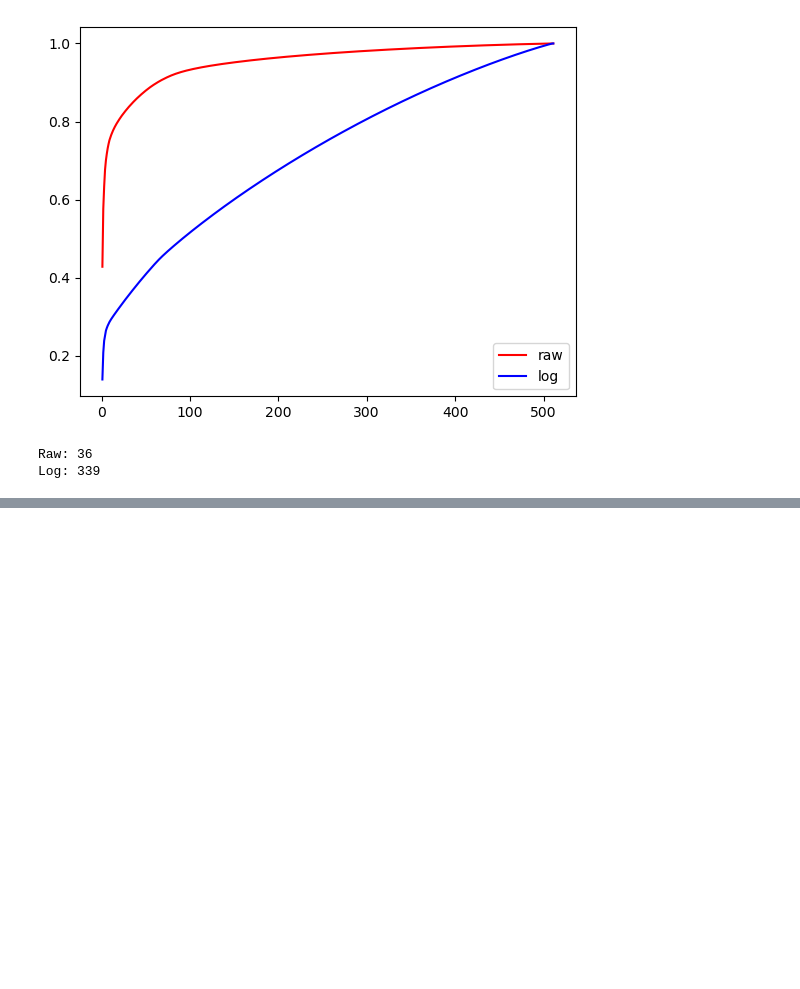
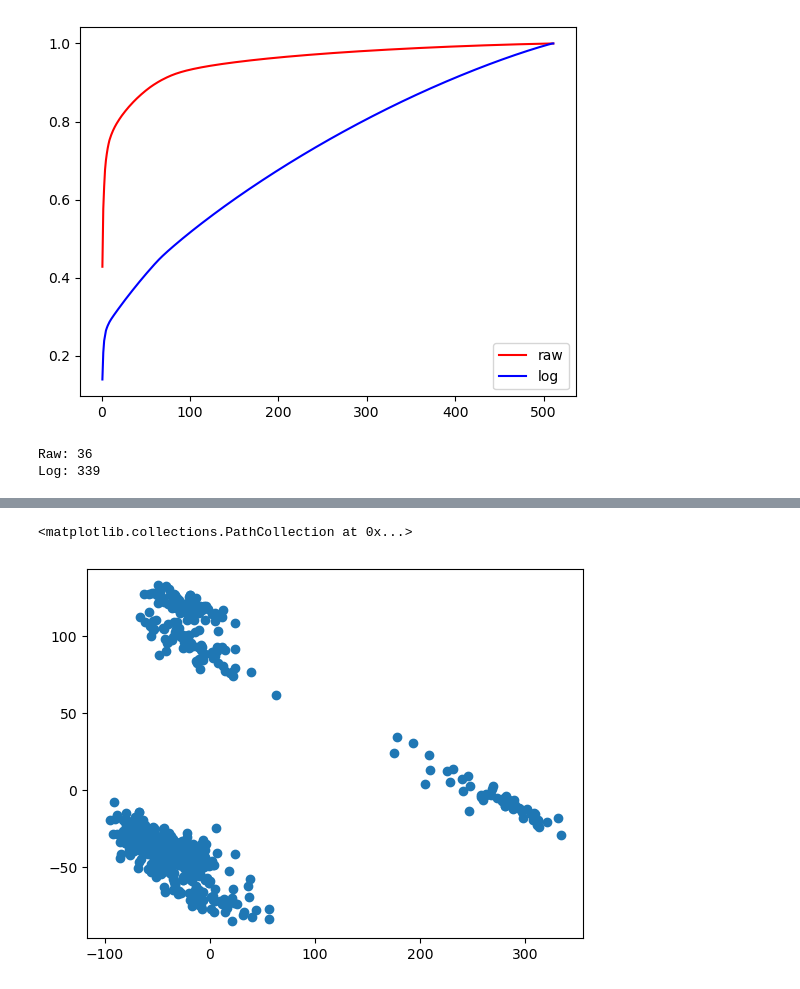
Before and after one commit to AtlasKeeper/Machine-Learning-with-Python-From-Linear-Models-to-Deep-Learning, a Jupyter notebook: 1/analysis.ipynb, the cells around one changed output, grey strips where cells are left out. Drawn from its saved outputs; the diff is of its cells as text; code cells hidden in the pictures; blank space fills up the shorter version.

```diff
--- a/1/analysis.ipynb
+++ b/1/analysis.ipynb
@@ -60,0 +69,7 @@ Log: 339
+# %%
+# PCA visualization
+z = pca_log.transform(X_log)
+plt.scatter(z[:,0],z[:,1])
+# %% [output]
+<matplotlib.collections.PathCollection at 0x...>
+[figure, added]
```
Also changed, not shown: parts of 9 cells of this notebook.
